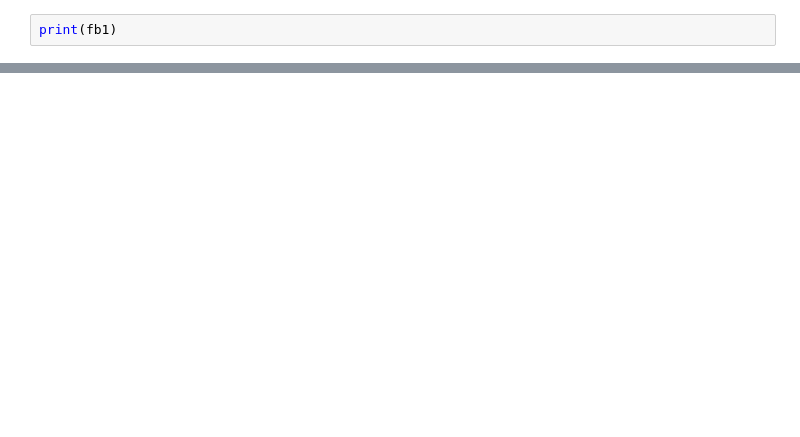
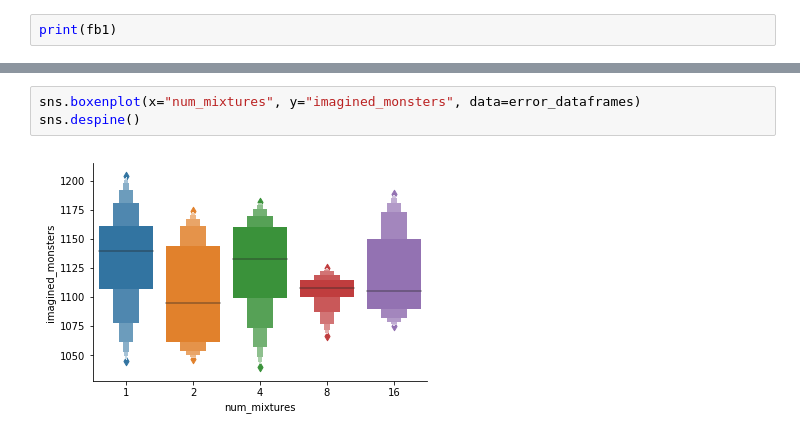
Before and after one commit to kaiolae/WorldModelsExperiments, a Jupyter notebook: doomrnn/Test Trained RNN.ipynb, the cells around one changed output, grey strips where cells are left out. Drawn from its saved outputs; the diff is of its cells as text; blank space fills up the shorter version.

```diff
--- a/doomrnn/Test Trained RNN.ipynb
+++ b/doomrnn/Test Trained RNN.ipynb
@@ -265,0 +287,5 @@ if16: 3.3
+# %%
+sns.boxenplot(x="num_mixtures", y="imagined_monsters", data=error_dataframes)
+sns.despine()
+# %% [output]
+[figure, added]
```
Also changed, not shown: parts of 26 cells of this notebook, 5 other files.
